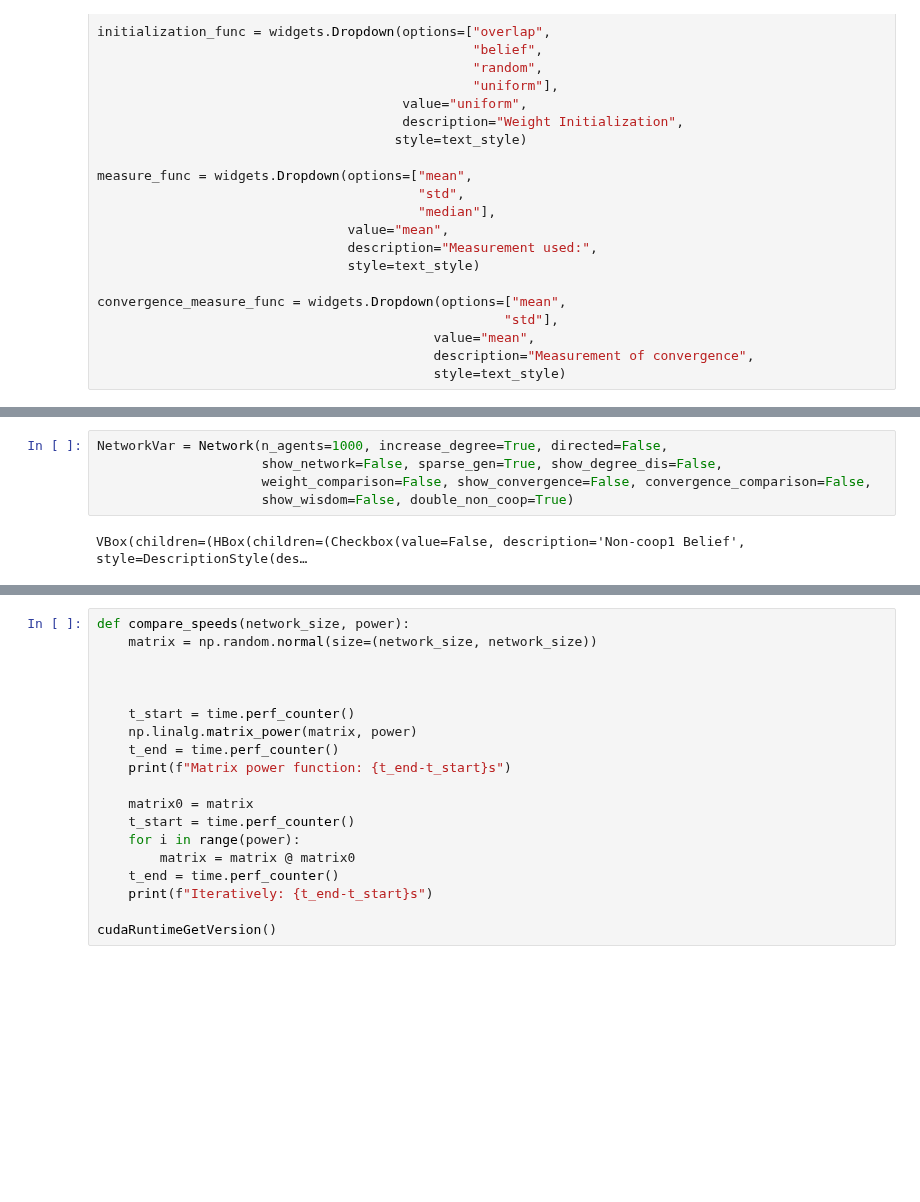
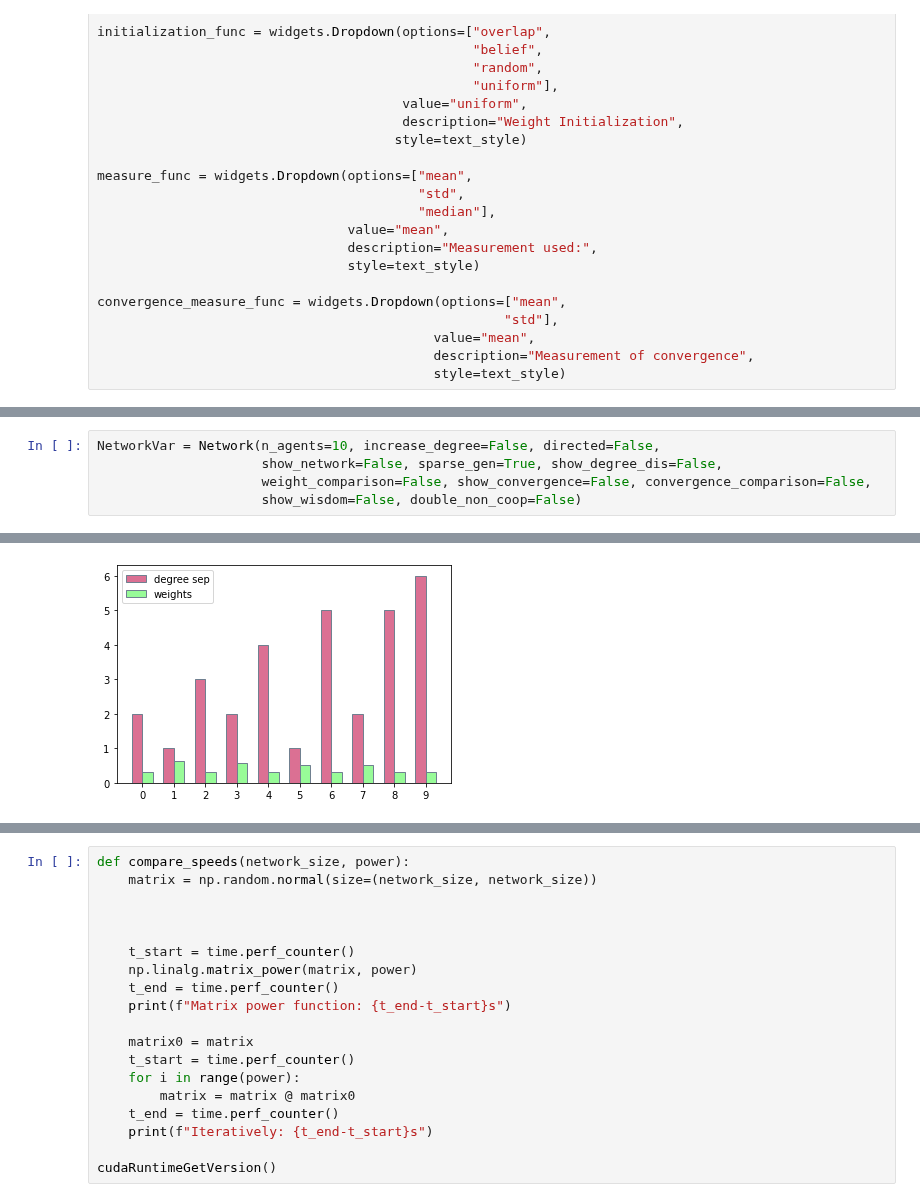
Before and after one commit to RomanOort/BScThesis, a Jupyter notebook: Networks.ipynb, the cells around one changed output, grey strips where cells are left out. Saved outputs shown, nothing was run; the diff lists cells and outputs as text; blank space fills up the shorter version.

Commit message:
Added basics of plot to look for link between degree seperation and convergent weight on non-coop agent

```diff
--- a/Networks.ipynb
+++ b/Networks.ipynb
@@ -2165,7 +2240,6 @@ class Network():
 # %%
-NetworkVar = Network(n_agents=1000, increase_degree=True, directed=False,
+NetworkVar = Network(n_agents=10, increase_degree=False, directed=False,
                      show_network=False, sparse_gen=True, show_degree_dis=False,
                      weight_comparison=False, show_convergence=False, convergence_comparison=False,
-                     show_wisdom=False, double_non_coop=True)
+                     show_wisdom=False, double_non_coop=False)
 # %% [output]
-VBox(children=(HBox(children=(Checkbox(value=False, description='Non-coop1 Belief', style=DescriptionStyle(des…
@@ -2173,3 +2246,4 @@ VBox(children=(HBox(children=(Checkbox(value=False, description='Non-coop1 Belie
+[figure, added]
 # %%
 def test_prob_functions(iterations=1000, *args):
     funcs = args[0]
```
Also changed, not shown: parts of 3 cells of this notebook.
